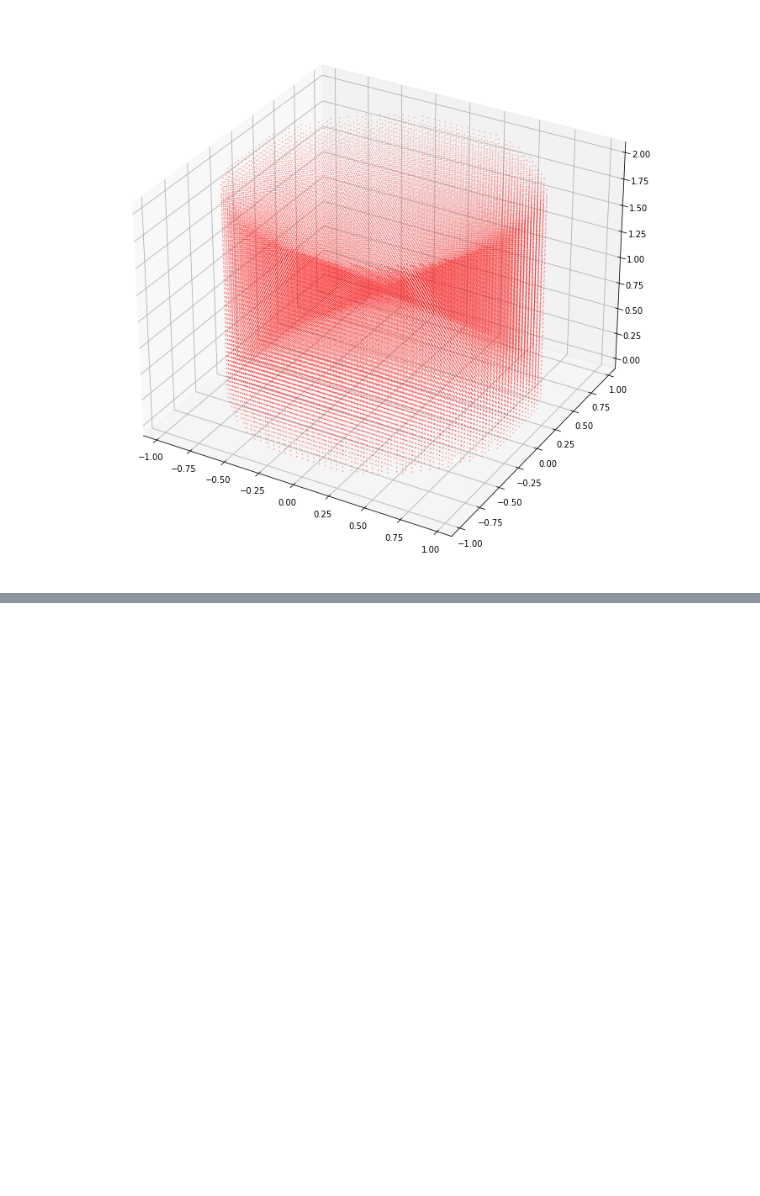
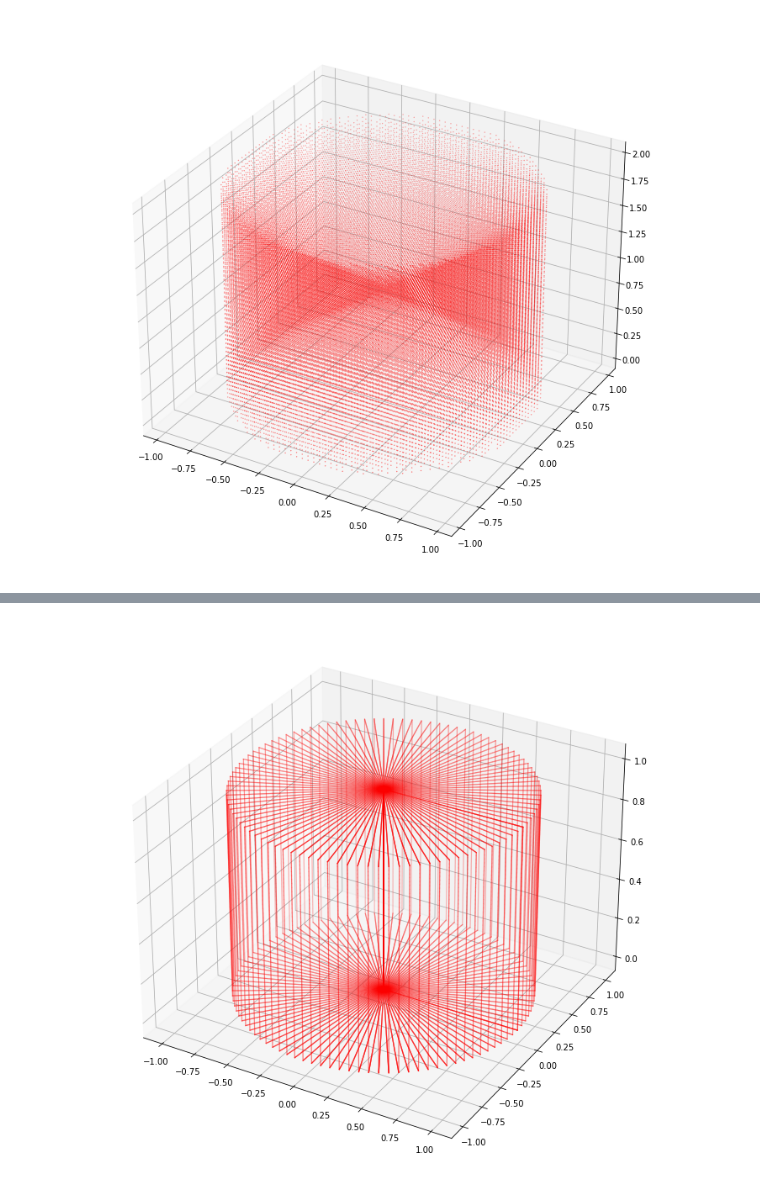
Before and after one commit to PyGeomesh/PyGeomesh, a Jupyter notebook: grid_rotate.ipynb, the cells around one changed output, grey strips where cells are left out. Cells and saved outputs as stored; diff of their text form; code cells hidden in the pictures; blank space fills up the shorter version.

```diff
--- a/grid_rotate.ipynb
+++ b/grid_rotate.ipynb
@@ -65,0 +91,15 @@ ax.scatter(
+# %%
+boundary = rotate.grid_points_on_boundary(100)
+ax = plt.figure(figsize=(12, 12)).add_subplot(111, projection='3d')
+for key in boundary:
+    if key == 'num':
+        continue
+    ax.scatter(
+        boundary[key][:, 0],
+        boundary[key][:, 1],
+        boundary[key][:, 2],
+        s=0.1,
+        c='r',
+    )
+# %% [output]
+[figure, added]
```
Also changed, not shown: parts of 3 cells of this notebook, 8 other files.
